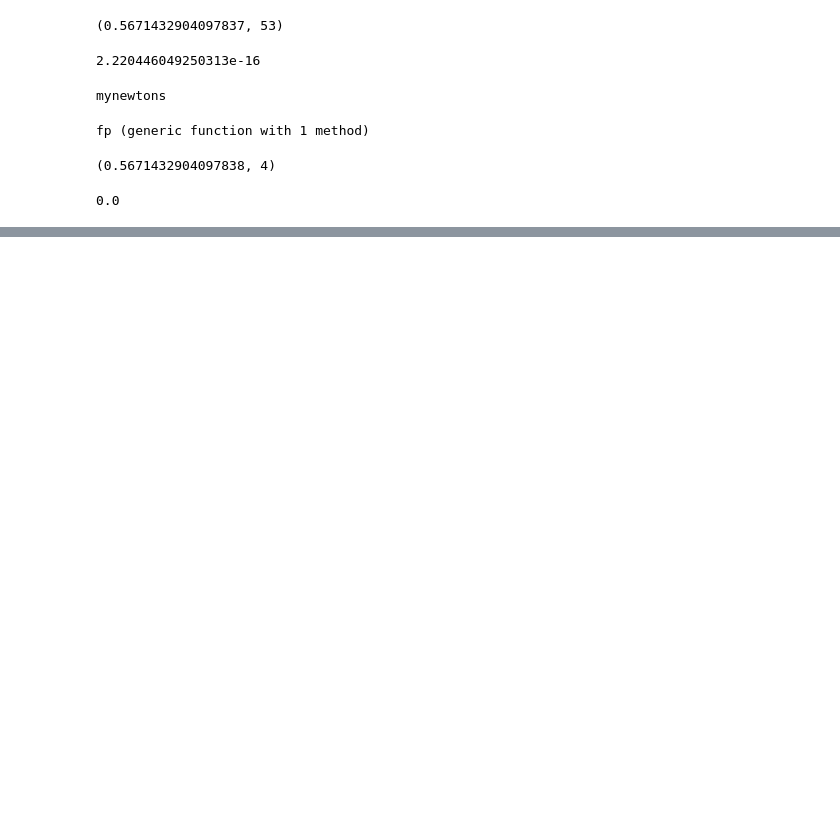
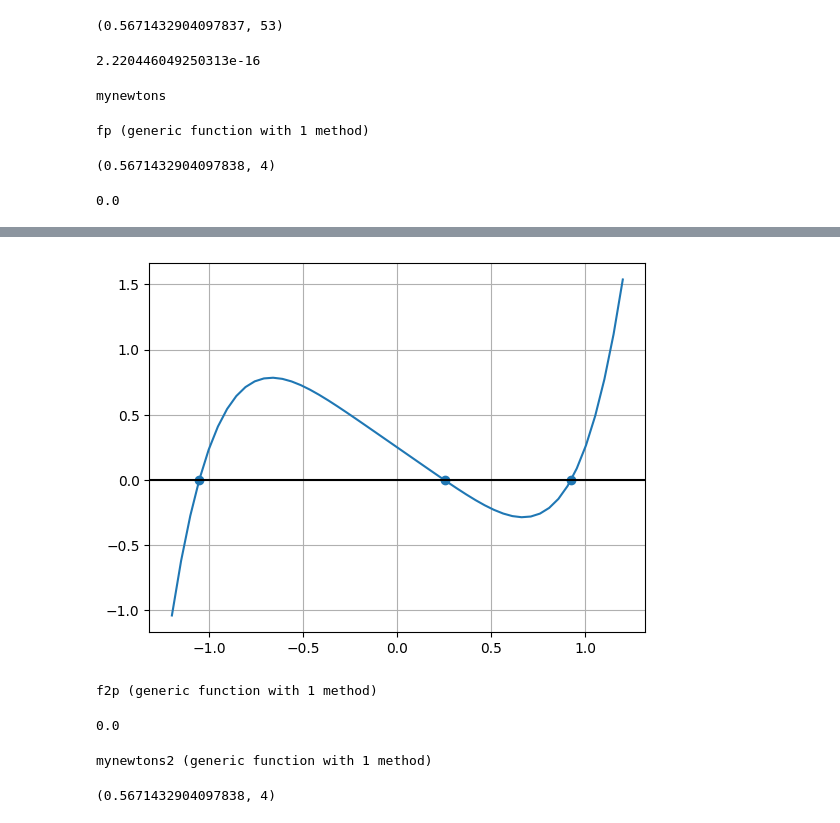
Before and after one commit to PHYS-2200-Computational-Physics-Course/phys2200-lectures-mis16121, a Jupyter notebook: lecture_23/Untitled.ipynb, the cells around one changed output, grey strips where cells are left out. Saved outputs shown, nothing was run; the diff lists cells and outputs as text; code cells hidden in the pictures; blank space fills up the shorter version.

```diff
--- a/lecture_23/Untitled.ipynb
+++ b/lecture_23/Untitled.ipynb
@@ -115,0 +257,22 @@ f(zn)
+# %%
+
+scatter(wv, f2.(wv), marker="o")
+plot(s, f2.(s))
+axhline(color="black")
+grid(true)
+# %% [output]
+[figure, added]
+# %%
+
+f2p(x, p) = x^5 - x + p
+#Magnetization as a function of temp
+# where p = temp.
+# %% [output]
+f2p (generic function with 1 method)
+# %%
+
+p = 0.0
+
+r = find_zero(f2p, (-1/2, 1/2), p)
+# %% [output]
+0.0
@@ -115,0 +283,27 @@ f(zn)
+# %%
+
+function mynewtons2(f, xin, abstol, itmax)
+    x = xin
+    fx = f(x)
+    fpx = ForwardDiff.derivative(f, x)
+    delta = - fx/fpx
+    ni = 0
+    while abs(delta) > abstol
+        ni += 1
+        if ni == itmax
+            break
+        end
+        x += delta
+        fx = f(x)
+        fpx = ForwardDiff.derivative(f, x)
+        delta = - fx/fpx
+    end
+    return x, ni
+end
+# %% [output]
+mynewtons2 (generic function with 1 method)
+# %%
+
+zadn, nn2 = mynewtons2(f, 1.0, eps()/2, 53)
+# %% [output]
+(0.5671432904097838, 4)
```
Also changed, not shown: parts of 16 cells of this notebook, 2 other files.
